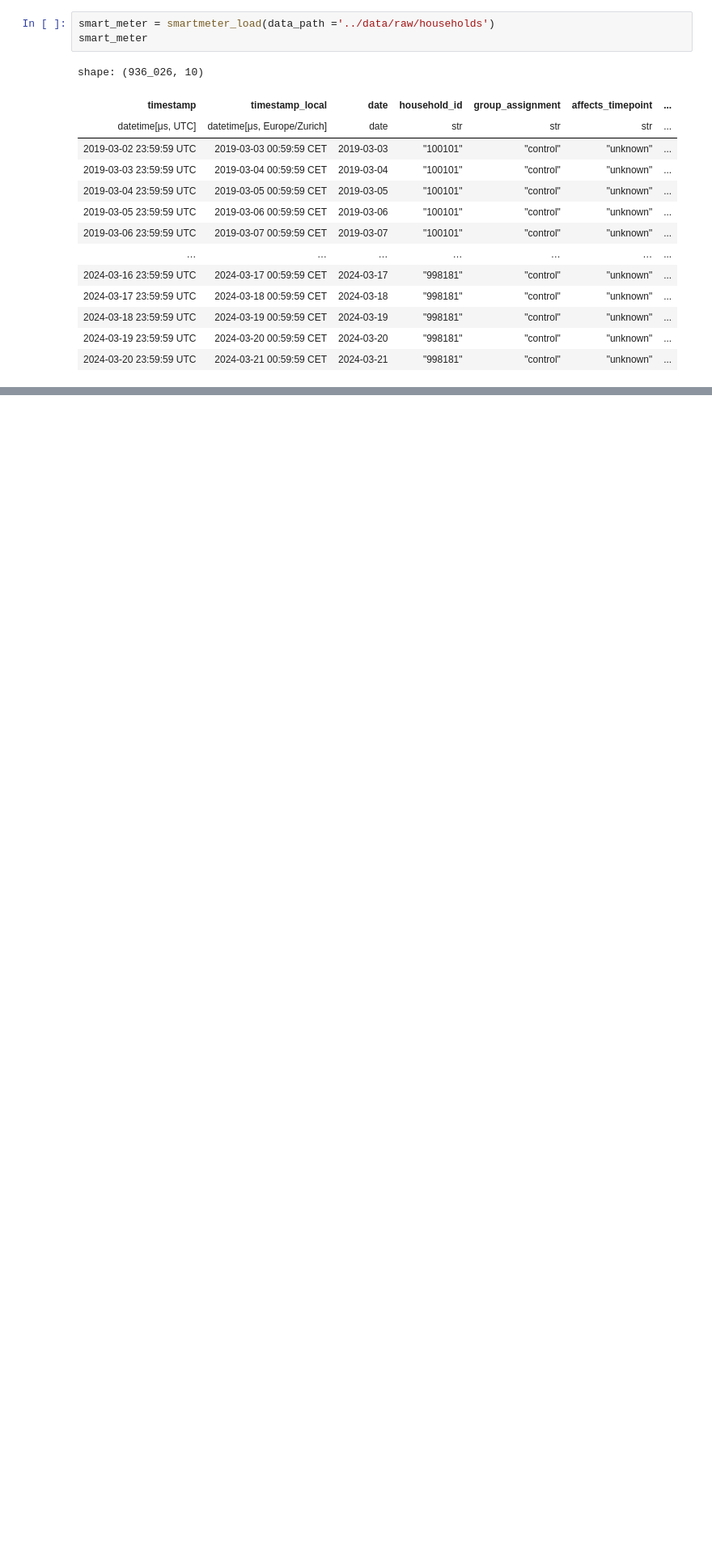
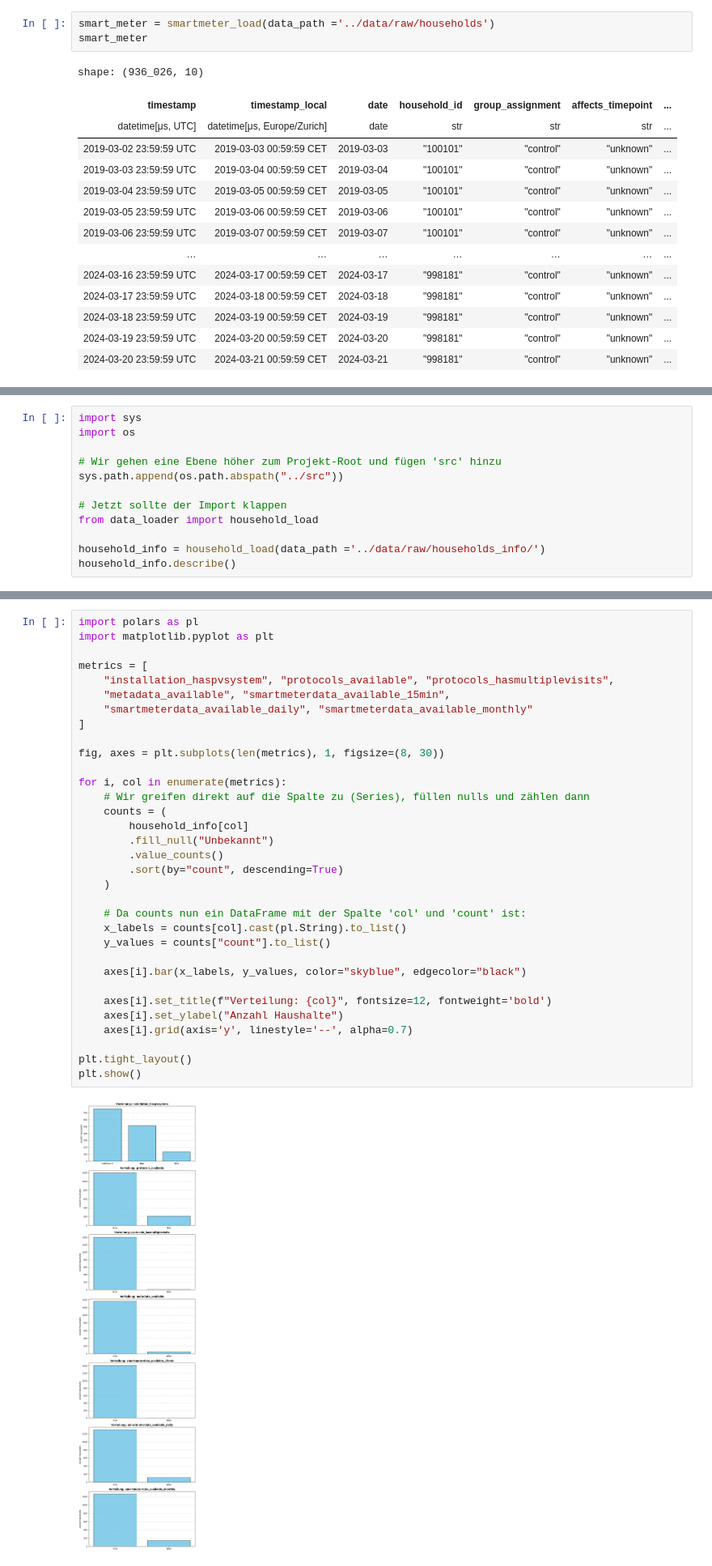
Before and after one commit to MadMax199/SmartHeat-Optimizer, a Jupyter notebook: notebooks/explorative_analyse.ipynb, the cells around one changed output, grey strips where cells are left out. Shown at 81% size. Cells and saved outputs as stored; diff of their text form; blank space fills up the shorter version.

```diff
--- a/notebooks/explorative_analyse.ipynb
+++ b/notebooks/explorative_analyse.ipynb
@@ -120,0 +174,12 @@ plt.show()
+# %%
+import sys
+import os
+
+# Wir gehen eine Ebene höher zum Projekt-Root und fügen 'src' hinzu
+sys.path.append(os.path.abspath("../src"))
+
+# Jetzt sollte der Import klappen
+from data_loader import household_load
+
+household_info = household_load(data_path ='../data/raw/households_info/')
+household_info.describe()
@@ -120,0 +213,35 @@ plt.show()
+# %%
+import polars as pl
+import matplotlib.pyplot as plt
+
+metrics = [
+    "installation_haspvsystem", "protocols_available", "protocols_hasmultiplevisits",
+    "metadata_available", "smartmeterdata_available_15min",
+    "smartmeterdata_available_daily", "smartmeterdata_available_monthly"
+]
+
+fig, axes = plt.subplots(len(metrics), 1, figsize=(8, 30))
+
+for i, col in enumerate(metrics):
+    # Wir greifen direkt auf die Spalte zu (Series), füllen nulls und zählen dann
+    counts = (
+        household_info[col]
+        .fill_null("Unbekannt")
+        .value_counts()
+        .sort(by="count", descending=True)
+    )
+
+    # Da counts nun ein DataFrame mit der Spalte 'col' und 'count' ist:
+    x_labels = counts[col].cast(pl.String).to_list()
+    y_values = counts["count"].to_list()
+
+    axes[i].bar(x_labels, y_values, color="skyblue", edgecolor="black")
+
+    axes[i].set_title(f"Verteilung: {col}", fontsize=12, fontweight='bold')
+    axes[i].set_ylabel("Anzahl Haushalte")
+    axes[i].grid(axis='y', linestyle='--', alpha=0.7)
+
+plt.tight_layout()
+plt.show()
+# %% [output]
+[figure, added]
```
Also changed, not shown: parts of 14 cells of this notebook, 2 other files.
